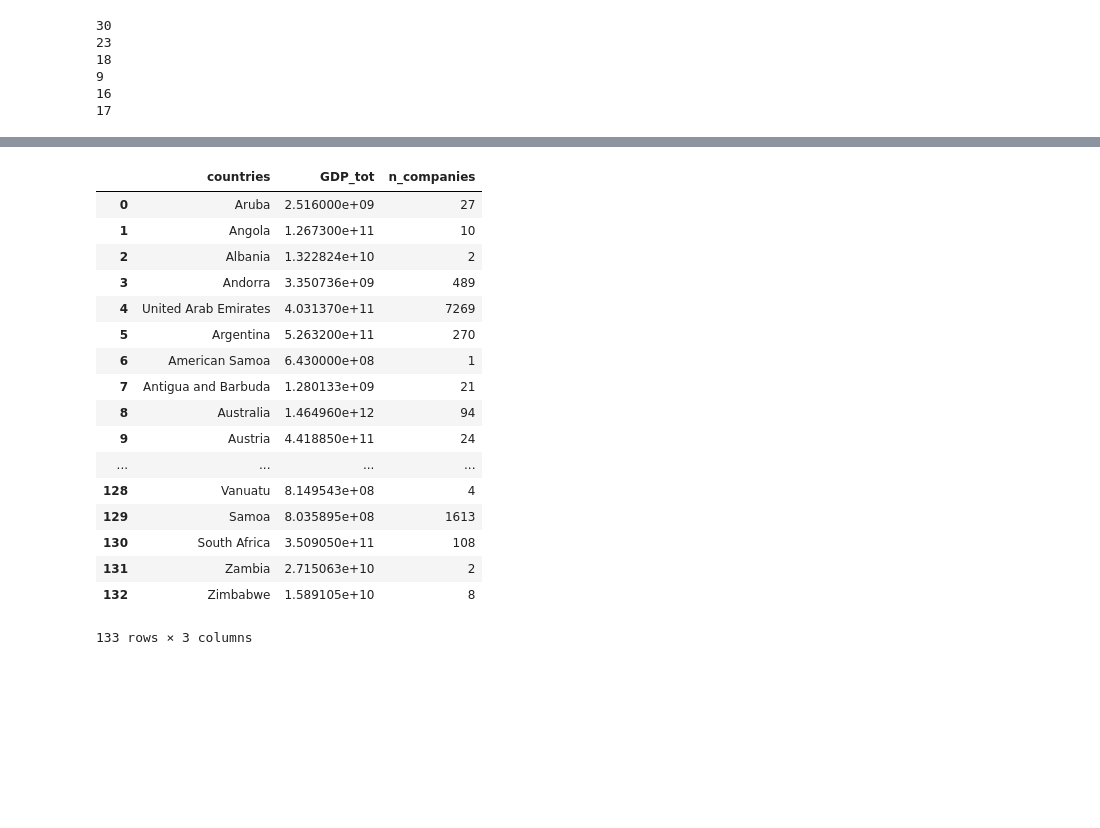
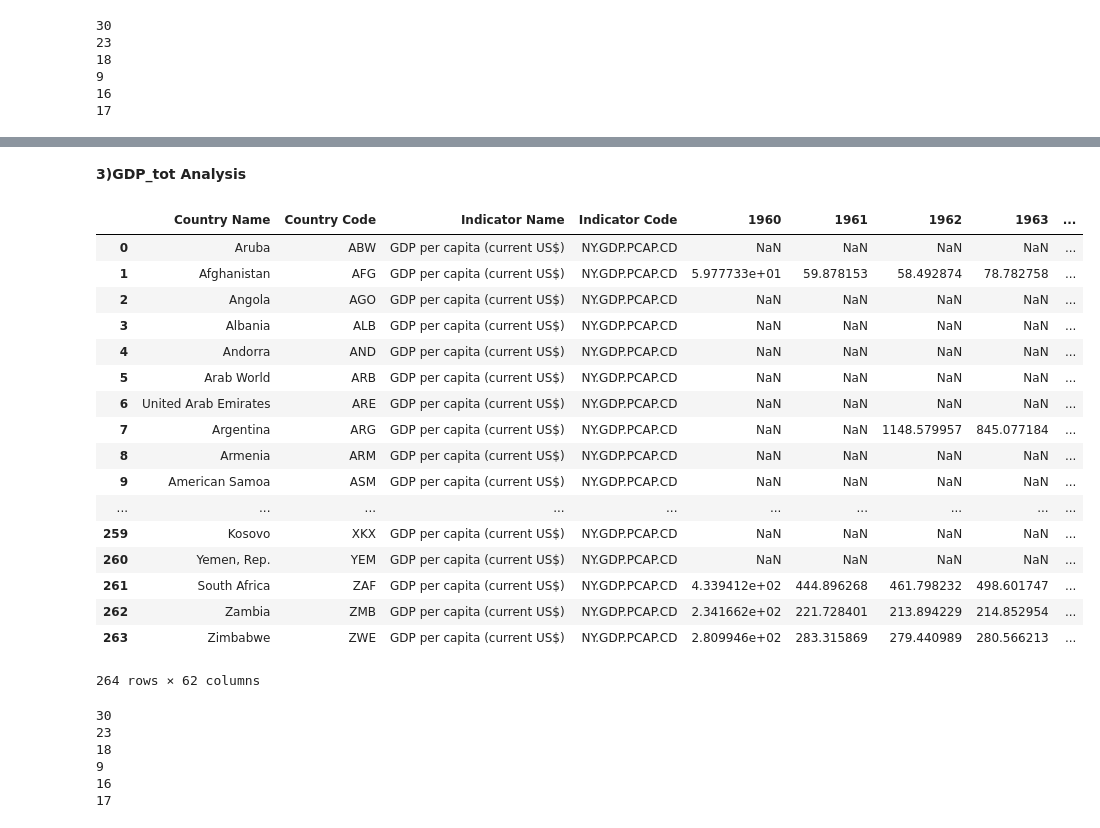
Before and after one commit to eddieshengyuwang/project_ada_akbar, a Jupyter notebook: Tullio.ipynb, the cells around one changed output, grey strips where cells are left out. Cells and saved outputs as stored; diff of their text form; code cells hidden in the pictures; blank space fills up the shorter version.

```diff
--- a/Tullio.ipynb
+++ b/Tullio.ipynb
@@ -219,22 +181,40 @@ df_vc
 # %%
 df_GDP_tot_entities=df_GDP_tot.merge(df_vc, how='inner',left_on='countries', right_on='countries')
-df_GDP_tot_entities
+#df_GDP_tot_entities
-# %% [output]
-|  | countries | GDP_tot | n_companies |
-| 0 | Aruba | 2.516000e+09 | 27 |
-| 1 | Angola | 1.267300e+11 | 10 |
-| 2 | Albania | 1.322824e+10 | 2 |
-| 3 | Andorra | 3.350736e+09 | 489 |
-| 4 | United Arab Emirates | 4.031370e+11 | 7269 |
-| 5 | Argentina | 5.263200e+11 | 270 |
-| 6 | American Samoa | 6.430000e+08 | 1 |
-| 7 | Antigua and Barbuda | 1.280133e+09 | 21 |
-| 8 | Australia | 1.464960e+12 | 94 |
-| 9 | Austria | 4.418850e+11 | 24 |
-| ... | ... | ... | ... |
-| 128 | Vanuatu | 8.149543e+08 | 4 |
-| 129 | Samoa | 8.035895e+08 | 1613 |
-| 130 | South Africa | 3.509050e+11 | 108 |
-| 131 | Zambia | 2.715063e+10 | 2 |
-| 132 | Zimbabwe | 1.589105e+10 | 8 |
-133 rows × 3 columns
+# %% [markdown]
+**3)GDP_tot Analysis**
+# %%
+df_GDP_cap_raw
+# %% [output]
+|  | Country Name | Country Code | Indicator Name | Indicator Code | 1960 | 1961 | 1962 | 1963 | ... |
+| 0 | Aruba | ABW | GDP per capita (current US$) | NY.GDP.PCAP.CD | NaN | NaN | NaN | NaN | ... |
+| 1 | Afghanistan | AFG | GDP per capita (current US$) | NY.GDP.PCAP.CD | 5.977733e+01 | 59.878153 | 58.492874 | 78.782758 | ... |
+| 2 | Angola | AGO | GDP per capita (current US$) | NY.GDP.PCAP.CD | NaN | NaN | NaN | NaN | ... |
+| 3 | Albania | ALB | GDP per capita (current US$) | NY.GDP.PCAP.CD | NaN | NaN | NaN | NaN | ... |
+| 4 | Andorra | AND | GDP per capita (current US$) | NY.GDP.PCAP.CD | NaN | NaN | NaN | NaN | ... |
+| 5 | Arab World | ARB | GDP per capita (current US$) | NY.GDP.PCAP.CD | NaN | NaN | NaN | NaN | ... |
+| 6 | United Arab Emirates | ARE | GDP per capita (current US$) | NY.GDP.PCAP.CD | NaN | NaN | NaN | NaN | ... |
+| 7 | Argentina | ARG | GDP per capita (current US$) | NY.GDP.PCAP.CD | NaN | NaN | 1148.579957 | 845.077184 | ... |
+| 8 | Armenia | ARM | GDP per capita (current US$) | NY.GDP.PCAP.CD | NaN | NaN | NaN | NaN | ... |
+| 9 | American Samoa | ASM | GDP per capita (current US$) | NY.GDP.PCAP.CD | NaN | NaN | NaN | NaN | ... |
+| ... | ... | ... | ... | ... | ... | ... | ... | ... | ... |
+| 259 | Kosovo | XKX | GDP per capita (current US$) | NY.GDP.PCAP.CD | NaN | NaN | NaN | NaN | ... |
+| 260 | Yemen, Rep. | YEM | GDP per capita (current US$) | NY.GDP.PCAP.CD | NaN | NaN | NaN | NaN | ... |
+| 261 | South Africa | ZAF | GDP per capita (current US$) | NY.GDP.PCAP.CD | 4.339412e+02 | 444.896268 | 461.798232 | 498.601747 | ... |
+| 262 | Zambia | ZMB | GDP per capita (current US$) | NY.GDP.PCAP.CD | 2.341662e+02 | 221.728401 | 213.894229 | 214.852954 | ... |
+| 263 | Zimbabwe | ZWE | GDP per capita (current US$) | NY.GDP.PCAP.CD | 2.809946e+02 | 283.315869 | 279.440989 | 280.566213 | ... |
+264 rows × 62 columns
+# %%
+print(df_GDP_tot_raw['2017'].isna().sum())
+print(df_GDP_tot_raw['2016'].isna().sum())
+print(df_GDP_tot_raw['2015'].isna().sum())
+print(df_GDP_tot_raw['2014'].isna().sum())
+print(df_GDP_tot_raw['2013'].isna().sum())
+print(df_GDP_tot_raw['2012'].isna().sum())
+# %% [output]
+30
+23
+18
+9
+16
+17
```
Also changed, not shown: parts of 5 cells of this notebook.
